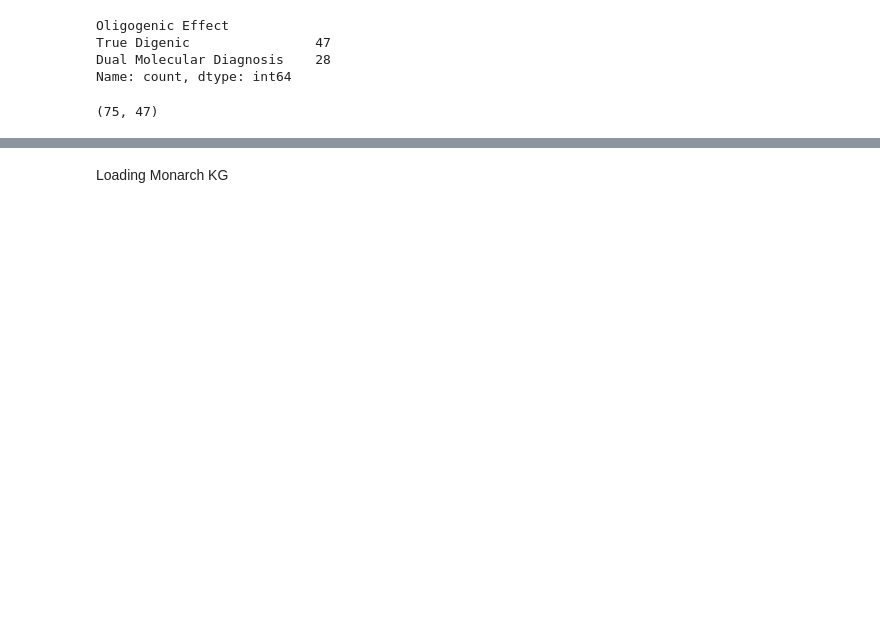
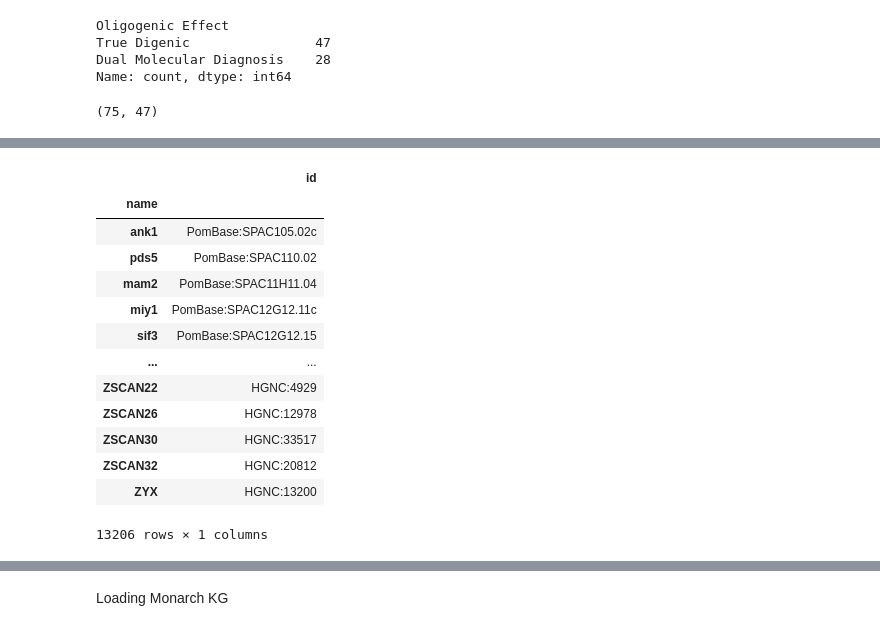
Before and after one commit to MTG-Lab/modspy-data, a Jupyter notebook: notebooks/metapaths.ipynb, the cells around one changed output, grey strips where cells are left out. Drawn from its saved outputs; the diff is of its cells as text; code cells hidden in the pictures; blank space fills up the shorter version.

```diff
--- a/notebooks/metapaths.ipynb
+++ b/notebooks/metapaths.ipynb
@@ -128,0 +140,3 @@ Name: count, dtype: int64
+# %%
+ndf[['id', 'name']].compute().set_index('name')
+# %% [output]
@@ -128,0 +144,14 @@ Name: count, dtype: int64
+|  | id |
+| name |  |
+| ank1 | PomBase:SPAC105.02c |
+| pds5 | PomBase:SPAC110.02 |
+| mam2 | PomBase:SPAC11H11.04 |
+| miy1 | PomBase:SPAC12G12.11c |
+| sif3 | PomBase:SPAC12G12.15 |
+| ... | ... |
+| ZSCAN22 | HGNC:4929 |
+| ZSCAN26 | HGNC:12978 |
+| ZSCAN30 | HGNC:33517 |
+| ZSCAN32 | HGNC:20812 |
+| ZYX | HGNC:13200 |
+13206 rows × 1 columns
```
Also changed, not shown: parts of 12 cells of this notebook.
